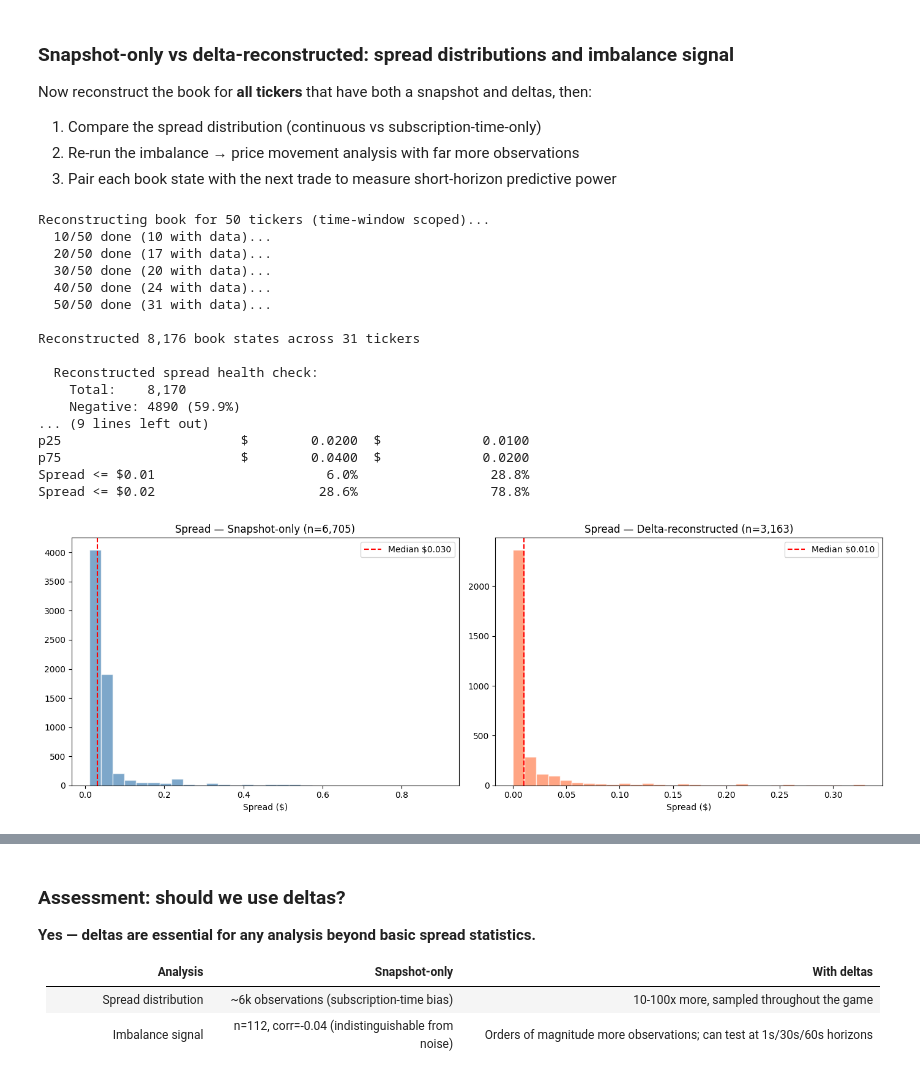
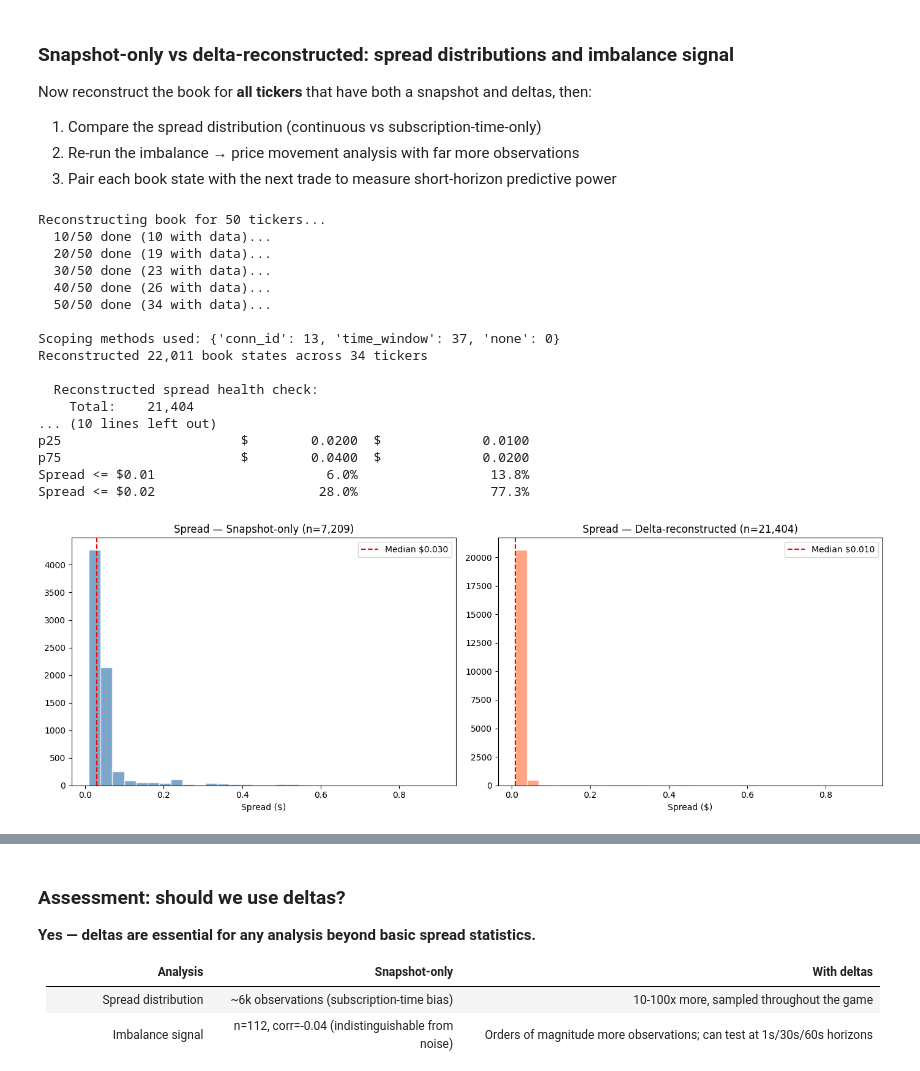
Before and after one commit to cziwang/prediction-market-exploration, a Jupyter notebook: notebooks/strategies/order_book.ipynb, the cells around one changed output, grey strips where cells are left out. Cells and saved outputs as stored; diff of their text form; code cells hidden in the pictures.

```diff
--- a/notebooks/strategies/order_book.ipynb
+++ b/notebooks/strategies/order_book.ipynb
@@ -780,34 +826,24 @@ Now reconstruct the book for **all tickers** that have both a snapshot and delta
 2. Re-run the imbalance → price movement analysis with far more observations
 3. Pair each book state with the next trade to measure short-horizon predictive power
 # %%
-# --- Multi-ticker book reconstruction (time-window scoped) ---
+# --- Multi-ticker book reconstruction (conn_id scoped) ---
 
-def reconstruct_book_tw(ticker, snap_meta, delta_df, window_hrs=4):
-    """Reconstruct book using time-window scoping (not sid) to avoid cross-connection mixing."""
+def reconstruct_book(ticker, snap_meta, delta_df, window_hrs=4):
+    """Reconstruct book using conn_id scoping (preferred) or time-window fallback."""
     meta = snap_meta.get(ticker)
     if not meta:
-        return pd.DataFrame()
+        return pd.DataFrame(), "none"
 
-    # Skip snapshots that don't have book data (control messages)
     if "yes_dollars_fp" not in meta.get("msg", {}):
-        return pd.DataFrame()
+        return pd.DataFrame(), "none"
+
+    tk_d, method = get_deltas_for_ticker(ticker, snap_meta, delta_df, window_hrs)
+    if tk_d.empty:
+        return pd.DataFrame(), method
 
     t0 = meta["t_receipt"]
     yes_bk = {p: float(s) for p, s in meta["msg"]["yes_dollars_fp"]}
     no_bk = {p: float(s) for p, s in meta["msg"]["no_dollars_fp"]}
-
-    # Time-scoped deltas
-    tk_d = delta_df[
-        (delta_df["ticker"] == ticker) &
-        (delta_df["t_receipt"] > t0) &
-        (delta_df["t_receipt"] < t0 + window_hrs * 3600)
-    ].sort_values("t_receipt")
-
-    # Deduplicate
-    tk_d = tk_d.drop_duplicates(subset=["price", "delta", "side", "seq"], keep="first")
-
-    if tk_d.empty:
-        return pd.DataFrame()
 
     # Apply deltas, sample every 30s
     sample_interval = 30
@@ -824,11 +860,7 @@ def reconstruct_book_tw(ticker, snap_meta, delta_df, window_hrs=4):
     for _, row in tk_d.iterrows():
         price_key = f"{row['price']:.4f}"
         book = yes_bk if row["side"] == "yes" else no_bk
-        new_size = book.get(price_key, 0.0) + row["delta"]
-        if new_size <= 0:
-            book.pop(price_key, None)
-        else:
-            book[price_key] = new_size
+        apply_delta(book, price_key, row["delta"])
 
         if row["t_receipt"] >= next_sample:
             bb, ba, sp, yd, nd, imb = book_stats(yes_bk, no_bk)
@@ -839,25 +871,29 @@ def reconstruct_book_tw(ticker, snap_meta, delta_df, window_hrs=4):
             })
             next_sample = row["t_receipt"] + sample_interval
 
-    return pd.DataFrame(states)
+    return pd.DataFrame(states), method
 
 # Reconstruct top 50 most active tickers
 N_RECON = 50
 top_recon_tickers = delta_df["ticker"].value_counts().head(N_RECON).index.tolist()
-print(f"Reconstructing book for {len(top_recon_tickers)} tickers (time-window scoped)...")
+print(f"Reconstructing book for {len(top_recon_tickers)} tickers...")
 
 all_book_states = []
+methods_used = {"conn_id": 0, "time_window": 0, "none": 0}
 for i, ticker in enumerate(top_recon_tickers):
-    bts = reconstruct_book_tw(ticker, snap_meta, delta_df)
+    bts, method = reconstruct_book(ticker, snap_meta, delta_df)
+    methods_used[method] = methods_used.get(method, 0) + 1
     if not bts.empty:
         all_book_states.append(bts)
     if (i + 1) % 10 == 0:
         print(f"  {i+1}/{len(top_recon_tickers)} done ({len(all_book_states)} with data)...")
 
+print(f"\nScoping methods used: {dict(methods_used)}")
+
 if all_book_states:
     recon_df = pd.concat(all_book_states, ignore_index=True)
     recon_df["t_dt"] = pd.to_datetime(recon_df["t_receipt"], unit="s", utc=True)
-    print(f"\nReconstructed {len(recon_df):,} book states across {recon_df['ticker'].nunique()} tickers")
+    print(f"Reconstructed {len(recon_df):,} book states across {recon_df['ticker'].nunique()} tickers")
 
     # --- Compare spread distributions ---
     snap_spreads = snap_df[snap_df["spread"].notna() & (snap_df["spread"] > 0)]["spread"]
@@ -880,45 +916,45 @@ if all_book_states:
     print(f"{'Median':25s} ${snap_spreads.median():>14.4f}  ${recon_spreads.median():>19.4f}")
     print(f"{'p25':25s} ${snap_spreads.quantile(0.25):>14.4f}  ${recon_spreads.quantile(0.25):>19.4f}")
     print(f"{'p75':25s} ${snap_spreads.quantile(0.75):>14.4f}  ${recon_spreads.quantile(0.75):>19.4f}")
     print(f"{'Spread <= $0.01':25s} {(snap_spreads <= 0.01).mean():>15.1%}  {(recon_spreads <= 0.01).mean():>20.1%}")
     print(f"{'Spread <= $0.02':25s} {(snap_spreads <= 0.02).mean():>15.1%}  {(recon_spreads <= 0.02).mean():>20.1%}")
 
     fig, axes = plt.subplots(1, 2, figsize=(14, 5))
     axes[0].hist(snap_spreads, bins=30, alpha=0.7, color="steelblue", edgecolor="white")
     axes[0].set_title(f"Spread — Snapshot-only (n={len(snap_spreads):,})")
     axes[0].set_xlabel("Spread ($)")
     axes[0].axvline(snap_spreads.median(), color="red", linestyle="--", label=f"Median ${snap_spreads.median():.3f}")
     axes[0].legend()
 
     axes[1].hist(recon_spreads, bins=30, alpha=0.7, color="coral", edgecolor="white")
     axes[1].set_title(f"Spread — Delta-reconstructed (n={len(recon_spreads):,})")
     axes[1].set_xlabel("Spread ($)")
     axes[1].axvline(recon_spreads.median(), color="red", linestyle="--", label=f"Median ${recon_spreads.median():.3f}")
     axes[1].legend()
 
     plt.tight_layout()
     plt.show()
 else:
     print("\nNo tickers had matching snapshot+delta data. Check time alignment.")
 # %% [output]
-Reconstructing book for 50 tickers (time-window scoped)...
+Reconstructing book for 50 tickers...
   10/50 done (10 with data)...
-  20/50 done (17 with data)...
-  30/50 done (20 with data)...
-  40/50 done (24 with data)...
-  50/50 done (31 with data)...
+  20/50 done (19 with data)...
+  30/50 done (23 with data)...
+  40/50 done (26 with data)...
+  50/50 done (34 with data)...
 
-Reconstructed 8,176 book states across 31 tickers
+Scoping methods used: {'conn_id': 13, 'time_window': 37, 'none': 0}
+Reconstructed 22,011 book states across 34 tickers
 
   Reconstructed spread health check:
-    Total:    8,170
-    Negative: 4890 (59.9%)
-... (9 lines left out)
+    Total:    21,404
+... (10 lines left out)
 p25                       $        0.0200  $             0.0100
 p75                       $        0.0400  $             0.0200
-Spread <= $0.01                      6.0%                 28.8%
-Spread <= $0.02                     28.6%                 78.8%
+Spread <= $0.01                      6.0%                 13.8%
+Spread <= $0.02                     28.0%                 77.3%
-[figure, old version]
+[figure, new version]
 # %%
 # --- Re-run imbalance → price movement with continuous book state ---
 # For each 30s book sample, find trades in the next 60s and measure price movement
```
Also changed, not shown: parts of 11 cells of this notebook.
